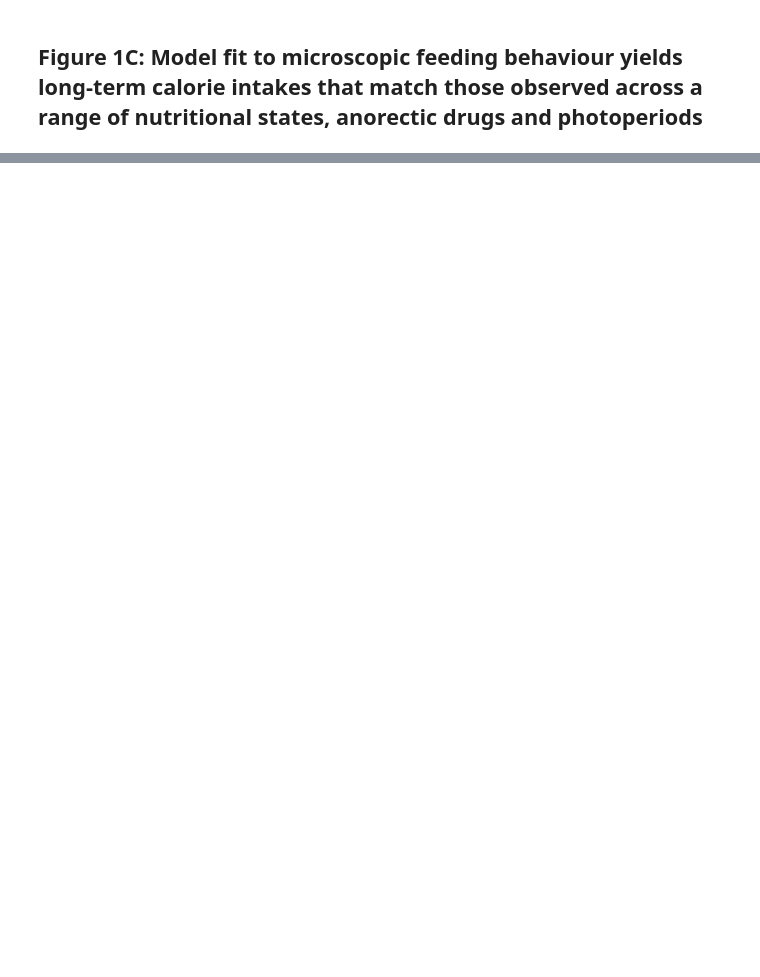
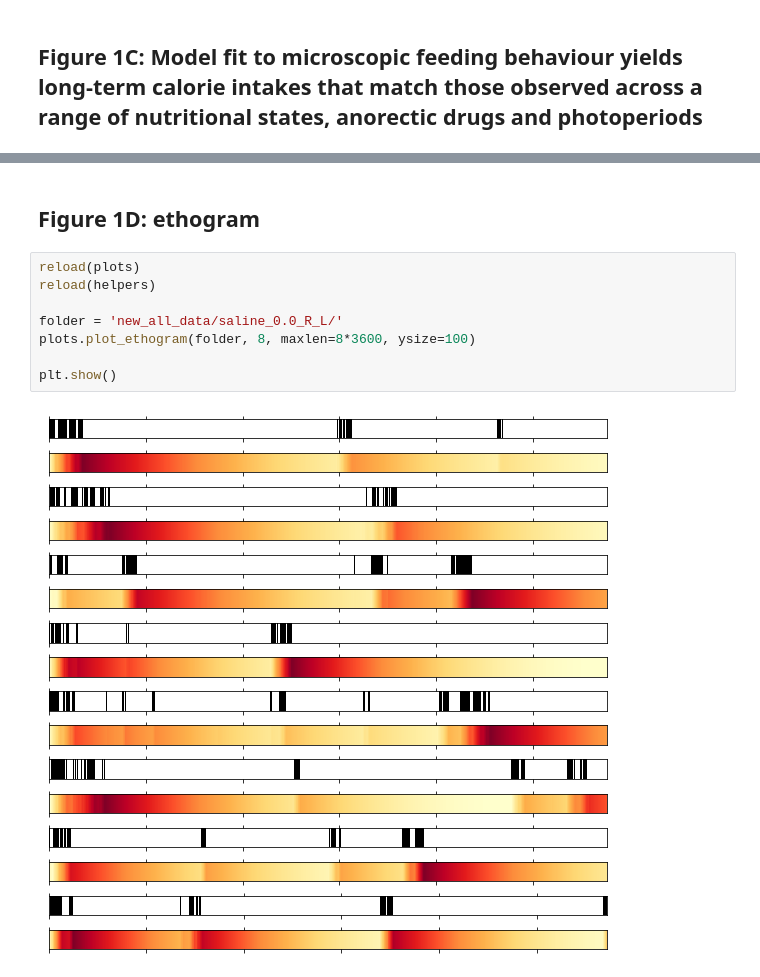
Before and after one commit to tomMcGrath/bayesian_feeding, a Jupyter notebook: Figure1.ipynb, the cells around one changed output, grey strips where cells are left out. Saved outputs shown, nothing was run; the diff lists cells and outputs as text; blank space fills up the shorter version.

```diff
--- a/Figure1.ipynb
+++ b/Figure1.ipynb
@@ -142,0 +152,12 @@ plt.show()
+# %% [markdown]
+## Figure 1D: ethogram
+# %%
+reload(plots)
+reload(helpers)
+
+folder = 'new_all_data/saline_0.0_R_L/'
+plots.plot_ethogram(folder, 8, maxlen=8*3600, ysize=100)
+
+plt.show()
+# %% [output]
+[figure, added]
```
Also changed, not shown: parts of 2 cells of this notebook, 7 other files.
